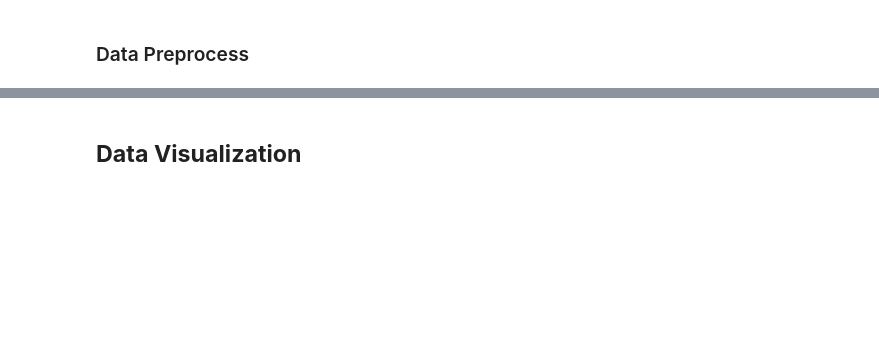
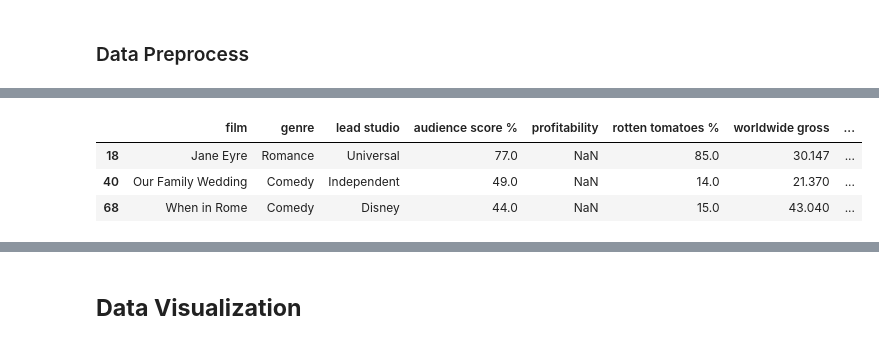
Before and after one commit to Brandon-Price/Data-Analyst-Portfolio, a Jupyter notebook: Data Projects/Hollywood_Movie_Sales.ipynb, the cells around one changed output, grey strips where cells are left out. Saved outputs shown, nothing was run; the diff lists cells and outputs as text; code cells hidden in the pictures; blank space fills up the shorter version.

```diff
--- a/Data Projects/Hollywood_Movie_Sales.ipynb
+++ b/Data Projects/Hollywood_Movie_Sales.ipynb
@@ -33,8 +33,8 @@ import matplotlib.pyplot as plt
 # %%
 # Reads the file and outputs a snippet of the data set
 # Showing us what the fields of the file
-file = pd.read_csv('/HollywoodsMostProfitableStories.csv')
-file.head(15)
+df = pd.read_csv('/HollywoodsMostProfitableStories.csv')
+df.head(15)
 # %% [output]
 |  | Film | Genre | Lead Studio | Audience score % | Profitability | Rotten Tomatoes % | Worldwide Gross | ... |
 | 0 | 27 Dresses | Comedy | Fox | 71.0 | 5.343622 | 40.0 | 160.308654 | ... |
@@ -73,3 +73,8 @@ memory usage: 4.8+ KB
 # %% [markdown]
 <a data-pre="data-pre"></a>
 ### Data Preprocess
+# %%
+# Here we are looking at the columns and changing the column names
+# Into columns names that are lower case and easier to work with
+df = df.rename(columns = lambda x: x.lower())
+df.columns
@@ -75,0 +111,2 @@ memory usage: 4.8+ KB
+# %%
+df = df.dropna(subset=['lead studio']).reset_index(drop=True)
@@ -75,0 +132,3 @@ memory usage: 4.8+ KB
+# %%
+df = df.dropna(subset=['audience  score %']).reset_index(drop=True)
+df.isnull().sum()
@@ -75,0 +145,7 @@ memory usage: 4.8+ KB
+# %%
+df[df['profitability'].isna()]
+# %% [output]
+|  | film | genre | lead studio | audience score % | profitability | rotten tomatoes % | worldwide gross | ... |
+| 18 | Jane Eyre | Romance | Universal | 77.0 | NaN | 85.0 | 30.147 | ... |
+| 40 | Our Family Wedding | Comedy | Independent | 49.0 | NaN | 14.0 | 21.370 | ... |
+| 68 | When in Rome | Comedy | Disney | 44.0 | NaN | 15.0 | 43.040 | ... |
```
Also changed, not shown: parts of 14 cells of this notebook.
